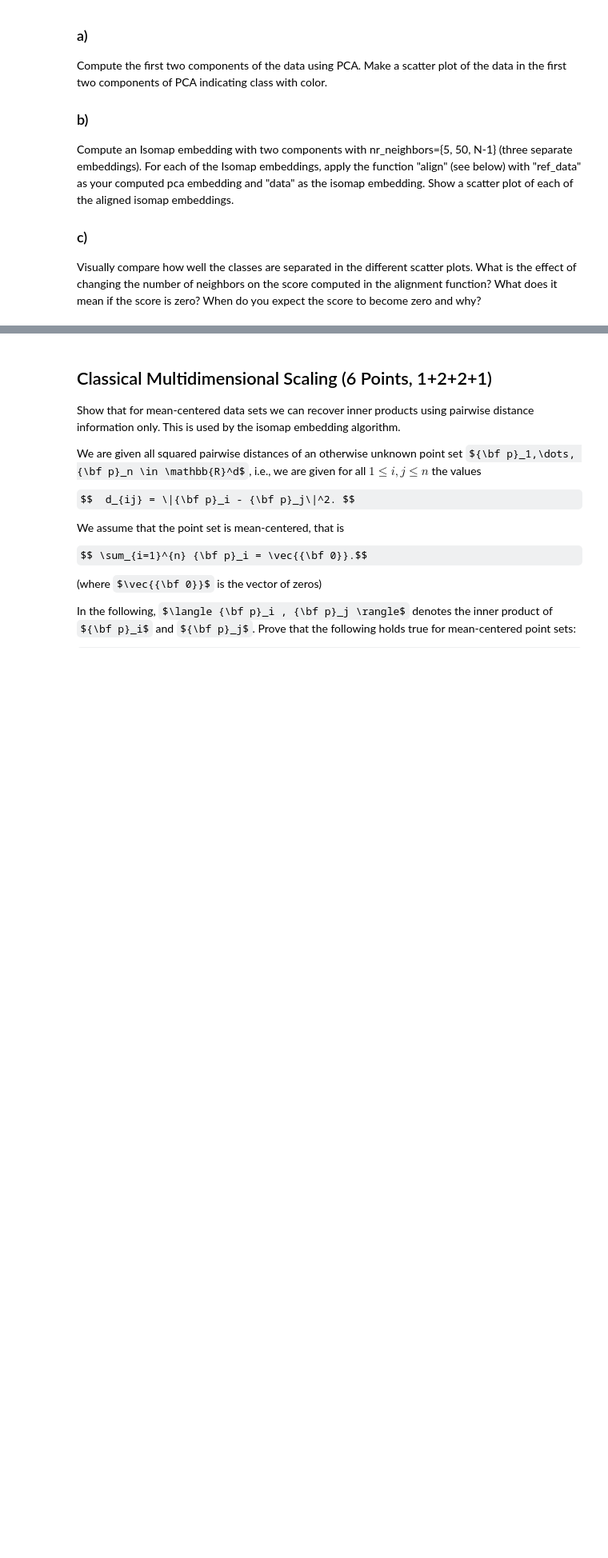
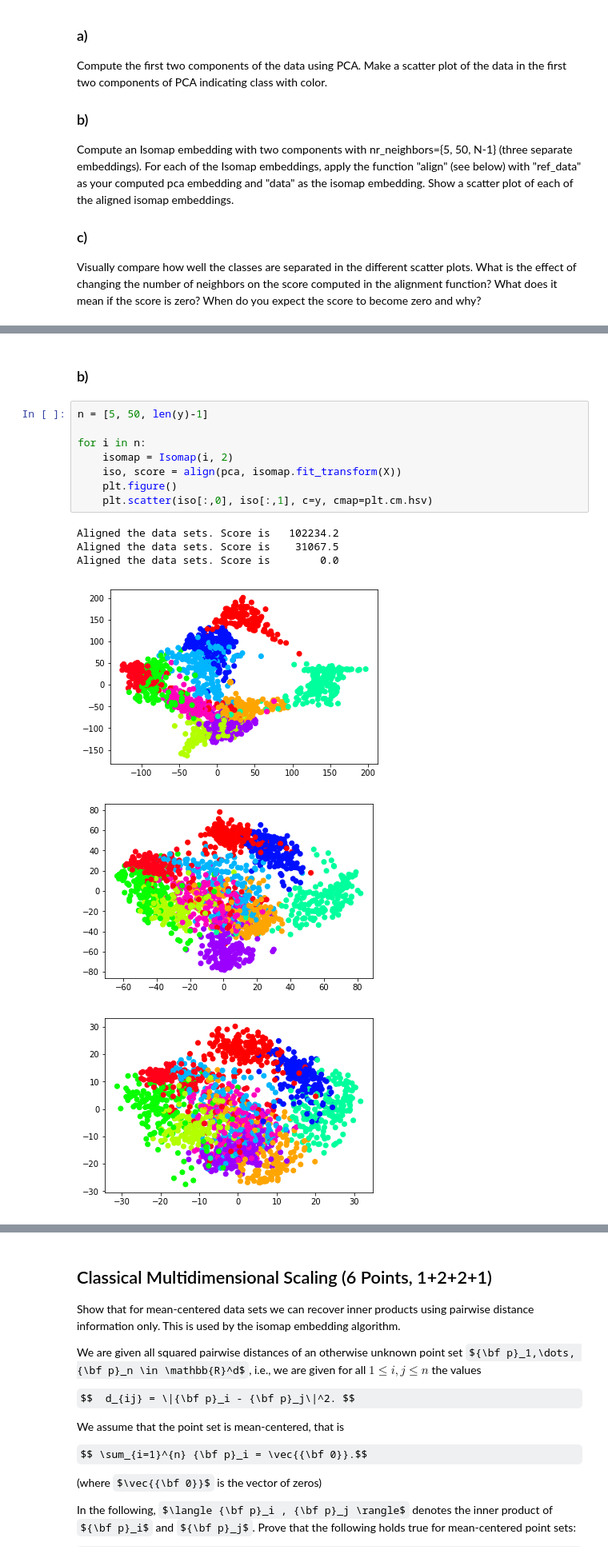
Before and after one commit to robinesp/DataMining, a Jupyter notebook: Assignment3/Assignment 3.ipynb, the cells around one changed output, grey strips where cells are left out. Shown: that part at 80% size. Drawn from its saved outputs; the diff is of its cells as text; some formulas as TeX source; blank space fills up the shorter version.

```diff
--- a/Assignment3/Assignment 3.ipynb
+++ b/Assignment3/Assignment 3.ipynb
@@ -66,0 +77,17 @@ def align(ref_data, data):
+# %% [markdown]
+### b)
+# %%
+n = [5, 50, len(y)-1]
+
+for i in n:
+    isomap = Isomap(i, 2)
+    iso, score = align(pca, isomap.fit_transform(X))
+    plt.figure()
+    plt.scatter(iso[:,0], iso[:,1], c=y, cmap=plt.cm.hsv)
+# %% [output]
+Aligned the data sets. Score is   102234.2
+Aligned the data sets. Score is    31067.5
+Aligned the data sets. Score is        0.0
+[figure, added]
+[figure, added]
+[figure, added]
```
Also changed, not shown: parts of 5 cells of this notebook.
